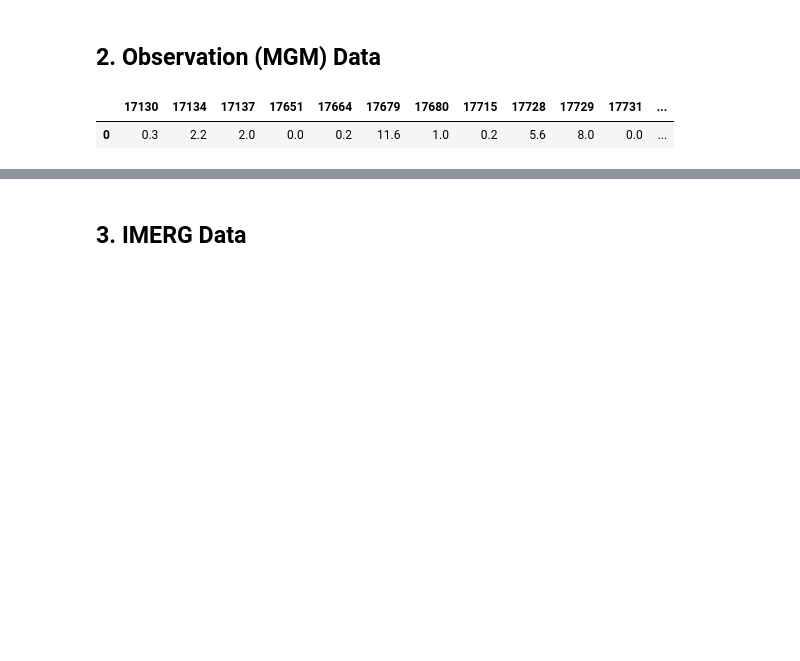
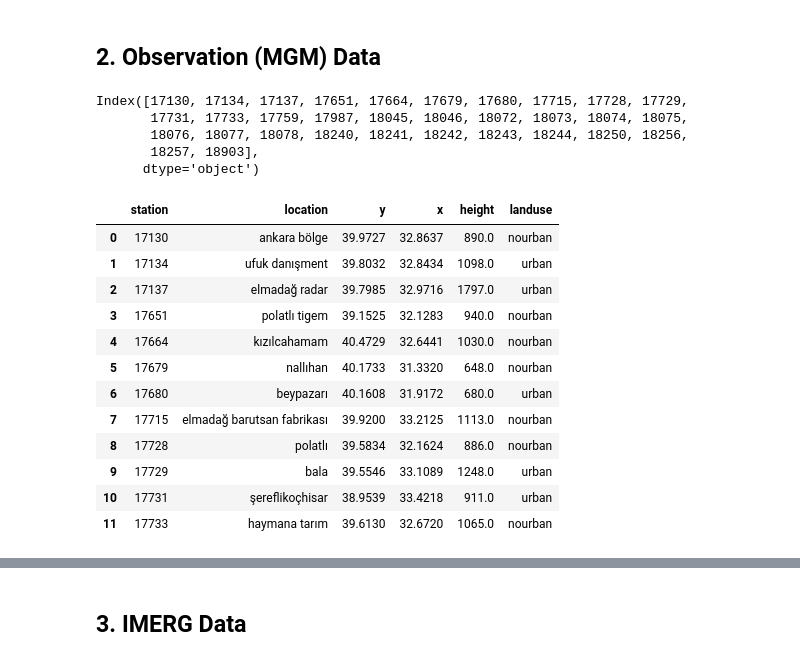
Before and after one commit to donmezkutay/Urban-Precipitation-Article, a Jupyter notebook: revision_daily_verification_summer.ipynb, the cells around one changed output, grey strips where cells are left out. Drawn from its saved outputs; the diff is of its cells as text; code cells hidden in the pictures; blank space fills up the shorter version.

```diff
--- a/revision_daily_verification_summer.ipynb
+++ b/revision_daily_verification_summer.ipynb
@@ -224,10 +224,29 @@ observation = adjust_station_data(retrieve_station(province), 2016, 2017)
 observation = observation.query('Year=="2016" and Month=="8" and Day=="28"').reset_index(drop=True)
 observation = observation.sum(axis=0).to_frame().drop(index = ['Year', 'Month', 'Day', 'Hour']).T
 # %%
-observation
+observation.columns
 # %% [output]
-|  | 17130 | 17134 | 17137 | 17651 | 17664 | 17679 | 17680 | 17715 | 17728 | 17729 | 17731 | ... |
-| 0 | 0.3 | 2.2 | 2.0 | 0.0 | 0.2 | 11.6 | 1.0 | 0.2 | 5.6 | 8.0 | 0.0 | ... |
+Index([17130, 17134, 17137, 17651, 17664, 17679, 17680, 17715, 17728, 17729,
+       17731, 17733, 17759, 17987, 18045, 18046, 18072, 18073, 18074, 18075,
+       18076, 18077, 18078, 18240, 18241, 18242, 18243, 18244, 18250, 18256,
+       18257, 18903],
+      dtype='object')
+# %%
+metadata
+# %% [output]
+|  | station | location | y | x | height | landuse |
+| 0 | 17130 | ankara bölge | 39.9727 | 32.8637 | 890.0 | nourban |
+| 1 | 17134 | ufuk danışment | 39.8032 | 32.8434 | 1098.0 | urban |
+| 2 | 17137 | elmadağ radar | 39.7985 | 32.9716 | 1797.0 | urban |
+| 3 | 17651 | polatlı tigem | 39.1525 | 32.1283 | 940.0 | nourban |
+| 4 | 17664 | kızılcahamam | 40.4729 | 32.6441 | 1030.0 | nourban |
+| 5 | 17679 | nallıhan | 40.1733 | 31.3320 | 648.0 | nourban |
+| 6 | 17680 | beypazarı | 40.1608 | 31.9172 | 680.0 | urban |
+| 7 | 17715 | elmadağ barutsan fabrikası | 39.9200 | 33.2125 | 1113.0 | nourban |
+| 8 | 17728 | polatlı | 39.5834 | 32.1624 | 886.0 | nourban |
+| 9 | 17729 | bala | 39.5546 | 33.1089 | 1248.0 | urban |
+| 10 | 17731 | şereflikoçhisar | 38.9539 | 33.4218 | 911.0 | urban |
+| 11 | 17733 | haymana tarım | 39.6130 | 32.6720 | 1065.0 | nourban |
 # %%
 metadata = get_station_metadata(province)
 metadata = metadata[metadata['station'].isin(observation.columns)].reset_index(drop=True)
```
Also changed, not shown: parts of 4 cells of this notebook, 2 other files.
